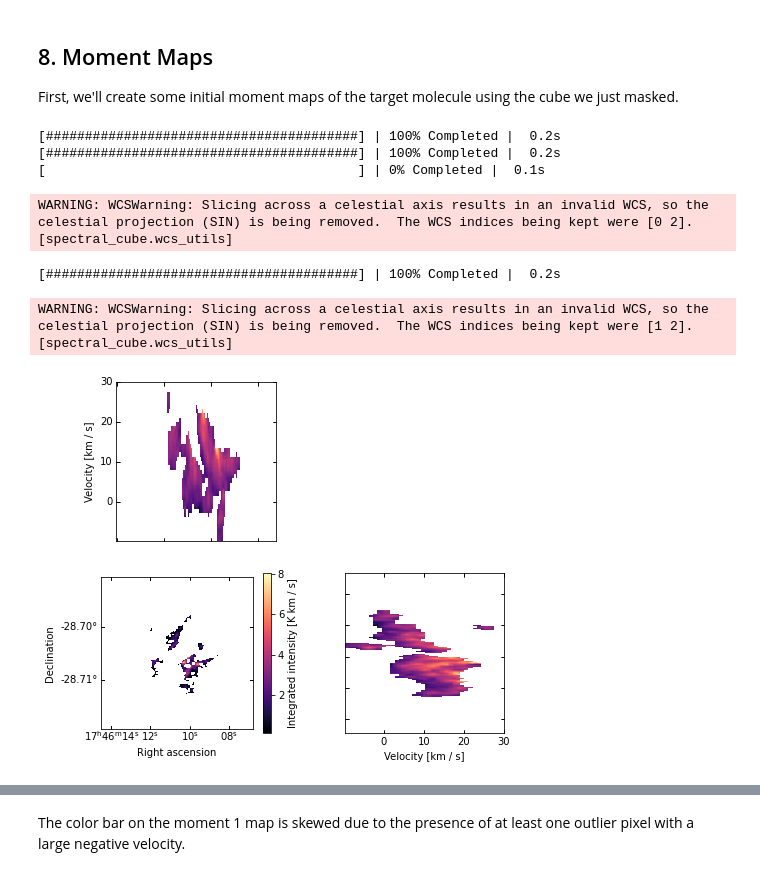
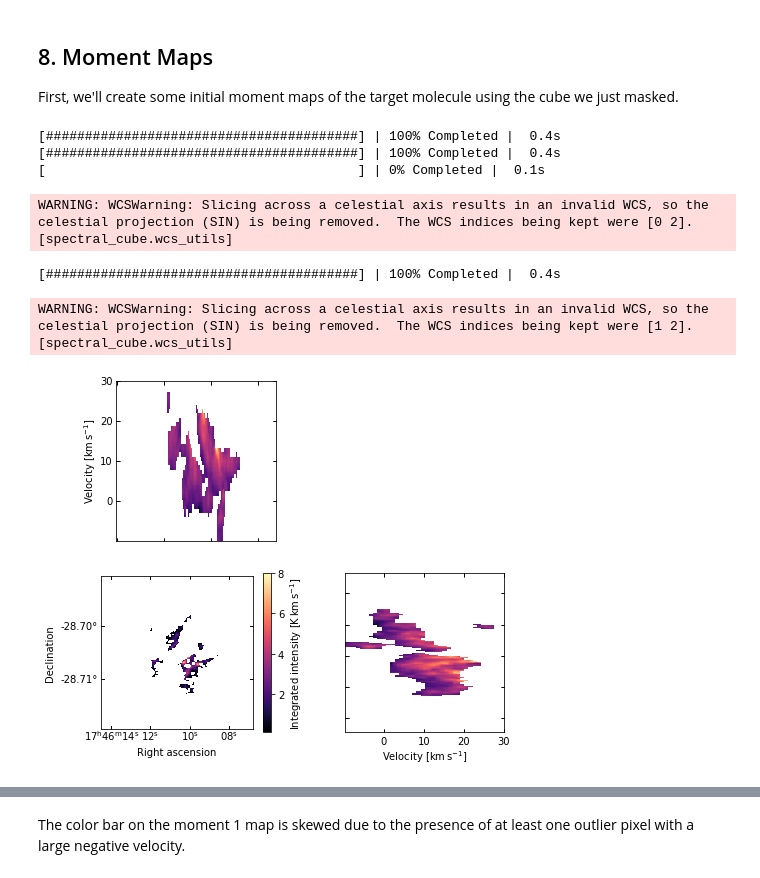
Before and after one commit to abulatek/brick, a Jupyter notebook: first_results/CH3CNMasking_v1.ipynb, the cells around one changed output, grey strips where cells are left out. Drawn from its saved outputs; the diff is of its cells as text; code cells hidden in the pictures.

```diff
--- a/first_results/CH3CNMasking_v1.ipynb
+++ b/first_results/CH3CNMasking_v1.ipynb
@@ -621,7 +620,7 @@ ax1.coords[0].set_major_formatter('hh:mm:ss')
 ax1.coords[1].set_major_formatter('d.dd')
 ax1.set_xlabel('Right ascension'), ax1.set_ylabel('Declination')
 cbar1 = plt.colorbar(mappable = im1, ax = ax1)
-cbar1.set_label(f'Integrated intensity [{masked_moment0.unit.to_string()}]')
+cbar1.set_label(f'Integrated intensity [{masked_moment0.unit.to_string("latex_inline")}]')
 
 # This may not be right:
 # overlay = ax1.get_coords_overlay('galactic')
@@ -637,40 +636,40 @@ ax2.coords[0].set_ticklabel_visible(False)
 ax2.coords[1].set_format_unit(u.km / u.s)
 ax2.tick_params(direction = 'in')
 ax2.set_aspect(collapse1.shape[1]/collapse1.shape[0])
-ax2.set_ylabel(f'Velocity [{masked_cube.spectral_axis.unit}]')
+ax2.set_ylabel(f'Velocity [{masked_cube.spectral_axis.unit.to_string("latex_inline")}]')
 
 # Collapse along axis 2
 ax3 = plt.subplot(324, projection = collapse2.wcs.sub([2,1]), sharey = ax1)
 im3 = ax3.imshow(collapse2.T.value, origin = 'lower', cmap=cm)
 # ax3.yaxis.set_tick_params(labeltop = False) # Remove redundant tick labels [doesn't work anymore?]
 ax3.coords[1].set_ticklabel_visible(False)
 ax3.coords[0].set_format_unit(u.km / u.s)
 ax3.tick_params(direction = 'in')
 ax3.set_aspect(collapse2.shape[0]/collapse2.shape[1])
-ax3.set_xlabel(f'Velocity [{masked_cube.spectral_axis.unit}]')
+ax3.set_xlabel(f'Velocity [{masked_cube.spectral_axis.unit.to_string("latex_inline")}]')
 # # cbar3 = plt.colorbar(mappable=im3, ax=ax3)
 # # cbar3.set_label('# of valid pixels along axis')
 
 ax1.set_xlim(ax2.get_xlim()) # These need to be in RA/dec coordinates, but I don't think they are...
 ax1.set_ylim(ax3.get_ylim())
 
 # print(f"Moment map x limits: {ax1.get_xlim()}")
 # print(f"Upper PV projection x limits: {ax2.get_xlim()}")
 # print(f"Right PV projection x limits: {ax3.get_xlim()}")
 # print(f"Moment map y limits: {ax1.get_ylim()}")
 # print(f"Upper PV projection y limits: {ax2.get_ylim()}")
 # print(f"Right PV projection y limits: {ax3.get_ylim()}")
 
 plt.savefig("figures/mom0_PV.pdf", dpi = 300, facecolor='w', edgecolor='w', bbox_inches='tight')
 plt.show()
 # %% [output]
-[########################################] | 100% Completed |  0.2s
-[########################################] | 100% Completed |  0.2s
+[########################################] | 100% Completed |  0.4s
+[########################################] | 100% Completed |  0.4s
 [                                        ] | 0% Completed |  0.1s
 WARNING: WCSWarning: Slicing across a celestial axis results in an invalid WCS, so the celestial projection (SIN) is being removed.  The WCS indices being kept were [0 2]. [spectral_cube.wcs_utils]
-[########################################] | 100% Completed |  0.2s
+[########################################] | 100% Completed |  0.4s
 WARNING: WCSWarning: Slicing across a celestial axis results in an invalid WCS, so the celestial projection (SIN) is being removed.  The WCS indices being kept were [1 2]. [spectral_cube.wcs_utils]
-[figure, old version]
+[figure, new version]
 # %%
 masked_moment1 = masked_cube.moment1()
 
```
Also changed, not shown: parts of 16 cells of this notebook, 6 other files.
